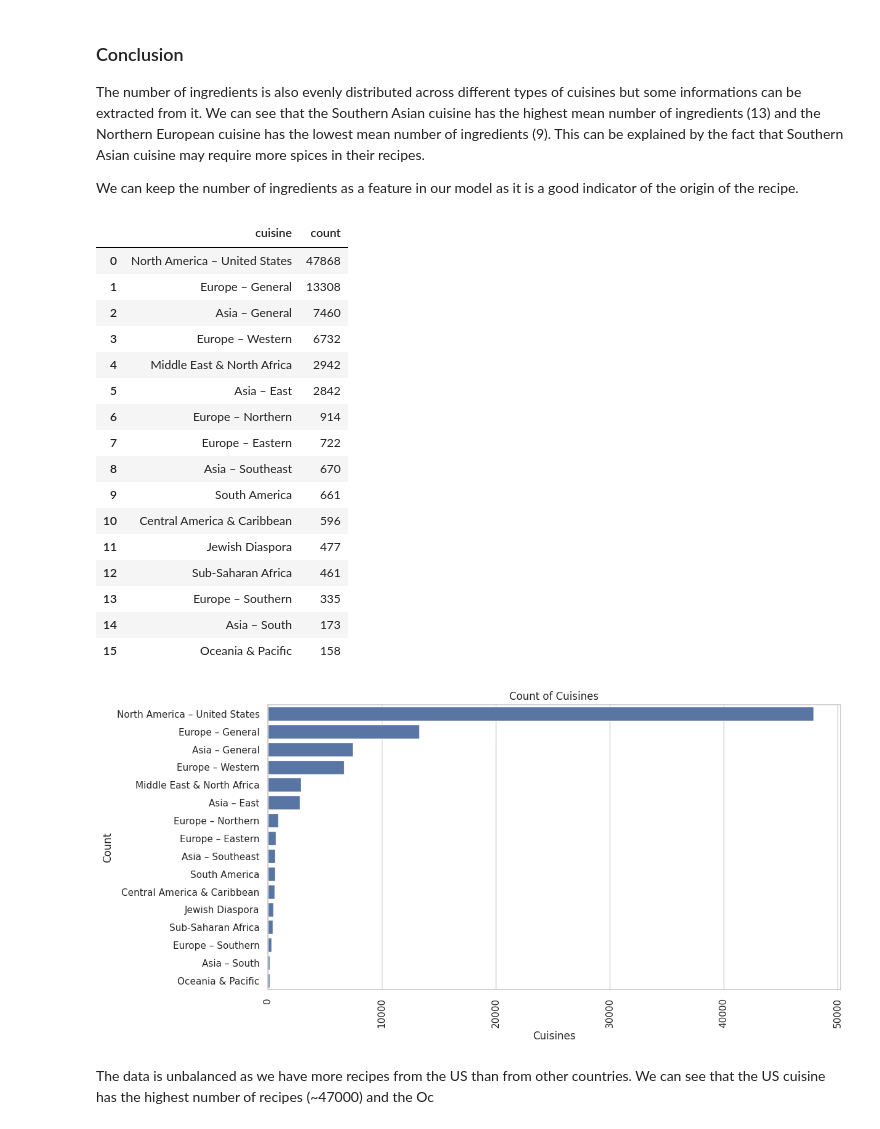
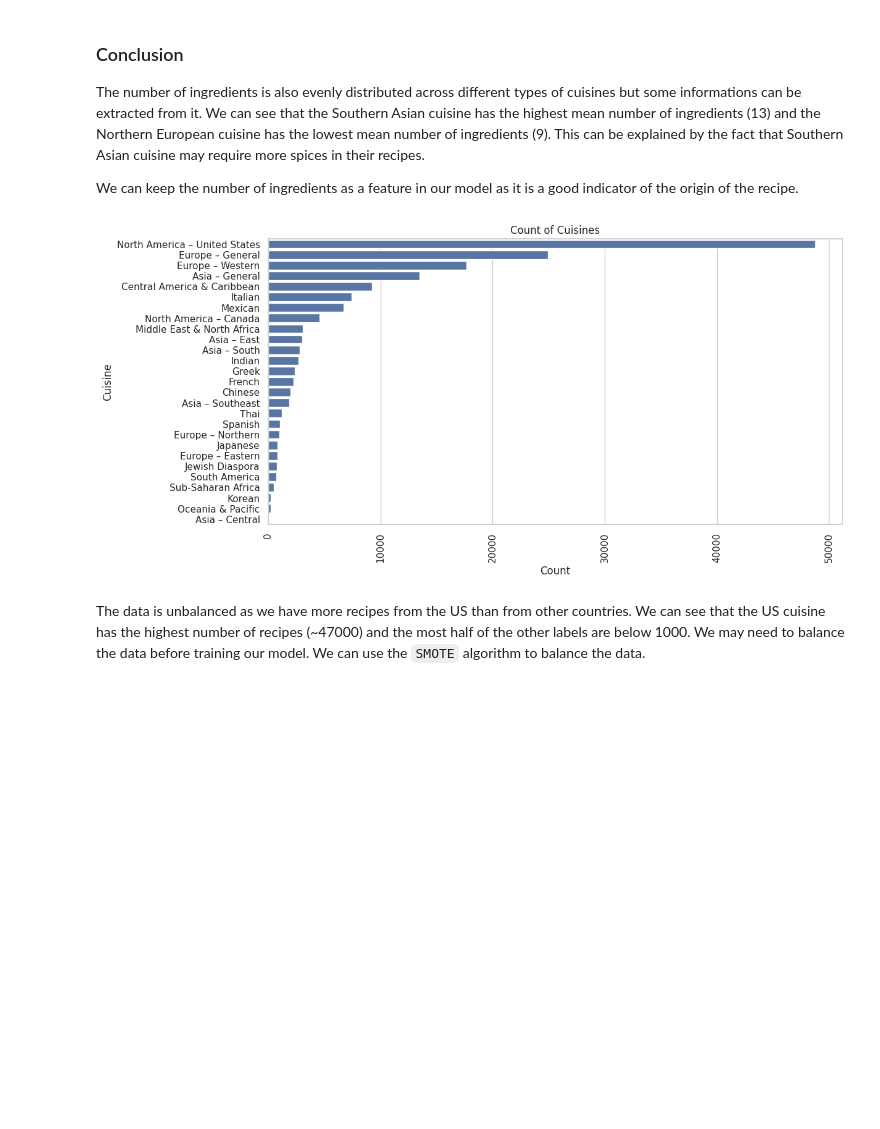
Before and after one commit to milik0/recipe-nlp, a Jupyter notebook: notebooks/dataset_cuisine.ipynb, the cells around one changed output. Cells and saved outputs as stored; diff of their text form; code cells hidden in the pictures; blank space fills up the shorter version.

```diff
--- a/notebooks/dataset_cuisine.ipynb
+++ b/notebooks/dataset_cuisine.ipynb
@@ -11,4 +11,5 @@ import seaborn as sns
 # %%
 data = pd.read_csv('../data/processed/recipes_with_cuisine.csv')
 data.set_index('id', inplace=True)
+data['cuisines'] = data['cuisines'].apply(lambda x: ast.literal_eval(x))
 # %%
@@ -152,38 +147,22 @@ The number of ingredients is also evenly distributed across different types of c
 
 We can keep the number of ingredients as a feature in our model as it is a good indicator of the origin of the recipe.
 # %%
-import matplotlib.pyplot as plt
-import seaborn as sns
+# Explode the 'cuisine' column to count each label separately
+exploded = data['cuisines'].explode()
+cuisine_counts = exploded.value_counts().sort_values(ascending=False).reset_index()
+cuisine_counts.columns = ['cuisine', 'count']
+
 plt.figure(figsize=(12, 6))
 sns.set(style="whitegrid")
 plt.title('Count of Cuisines')
 plt.xticks(rotation=90)
-cuisine_counts = data['cuisine'].value_counts()
-cuisine_counts = cuisine_counts.sort_values(ascending=False)
-cuisine_counts = cuisine_counts.reset_index()
-display(cuisine_counts)
+
+# Plotting the bar chart
 sns.barplot(x='count', y='cuisine', data=cuisine_counts)
-plt.xlabel('Cuisines')
-plt.ylabel('Count')
+plt.xlabel('Count')
+plt.ylabel('Cuisine')
 plt.show()
 # %% [output]
-|  | cuisine | count |
-| 0 | North America – United States | 47868 |
-| 1 | Europe – General | 13308 |
-| 2 | Asia – General | 7460 |
-| 3 | Europe – Western | 6732 |
-| 4 | Middle East & North Africa | 2942 |
-| 5 | Asia – East | 2842 |
-| 6 | Europe – Northern | 914 |
-| 7 | Europe – Eastern | 722 |
-| 8 | Asia – Southeast | 670 |
-| 9 | South America | 661 |
-| 10 | Central America & Caribbean | 596 |
-| 11 | Jewish Diaspora | 477 |
-| 12 | Sub-Saharan Africa | 461 |
-| 13 | Europe – Southern | 335 |
-| 14 | Asia – South | 173 |
-| 15 | Oceania & Pacific | 158 |
-[figure, old version]
+[figure, new version]
 # %% [markdown]
-The data is unbalanced as we have more recipes from the US than from other countries. We can see that the US cuisine has the highest number of recipes (~47000) and the Oc
+The data is unbalanced as we have more recipes from the US than from other countries. We can see that the US cuisine has the highest number of recipes (~47000) and the most half of the other labels are below 1000. We may need to balance the data before training our model. We can use the `SMOTE` algorithm to balance the data.
```
Also changed, not shown: parts of 4 cells of this notebook, 2 other files.
